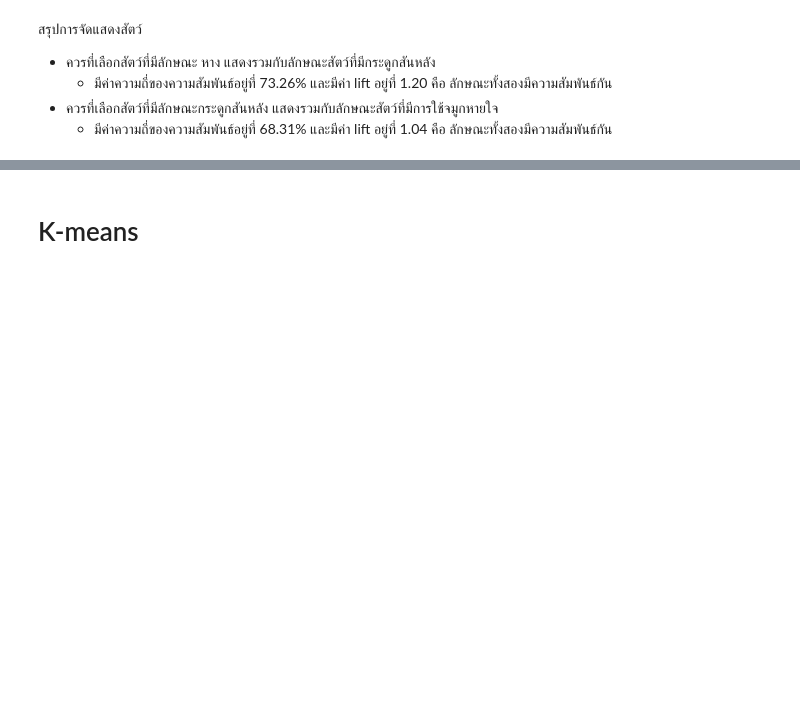
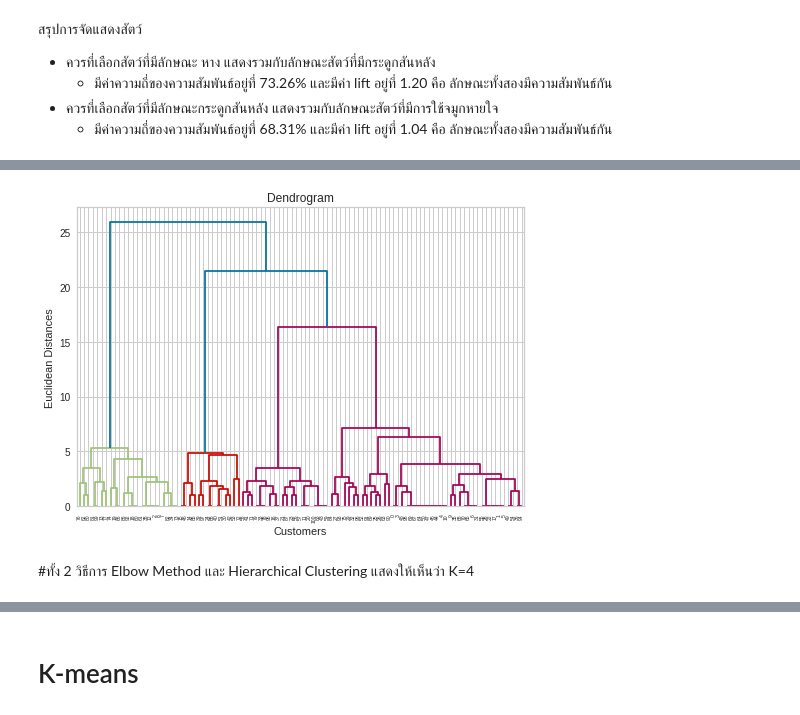
Before and after one commit to TungSoPon/bsc_dpdm22, a Jupyter notebook: Project_DataMining.ipynb, the cells around one changed output, grey strips where cells are left out. Cells and saved outputs as stored; diff of their text form; code cells hidden in the pictures; blank space fills up the shorter version.

```diff
--- a/Project_DataMining.ipynb
+++ b/Project_DataMining.ipynb
@@ -320,0 +397,11 @@ rules.sort_values('support', ascending=False).head(5)
+# %%
+import scipy.cluster.hierarchy as sch
+dendrogram=sch.dendrogram(sch.linkage(X,method='ward'))
+plt.title('Dendrogram')
+plt.xlabel('Customers')
+plt.ylabel('Euclidean Distances')
+plt.show()
+# %% [output]
+[figure, added]
+# %% [markdown]
+#ทั้ง 2 วิธีการ Elbow Method และ Hierarchical Clustering แสดงให้เห็นว่า K=4
```
Also changed, not shown: parts of 14 cells of this notebook.
